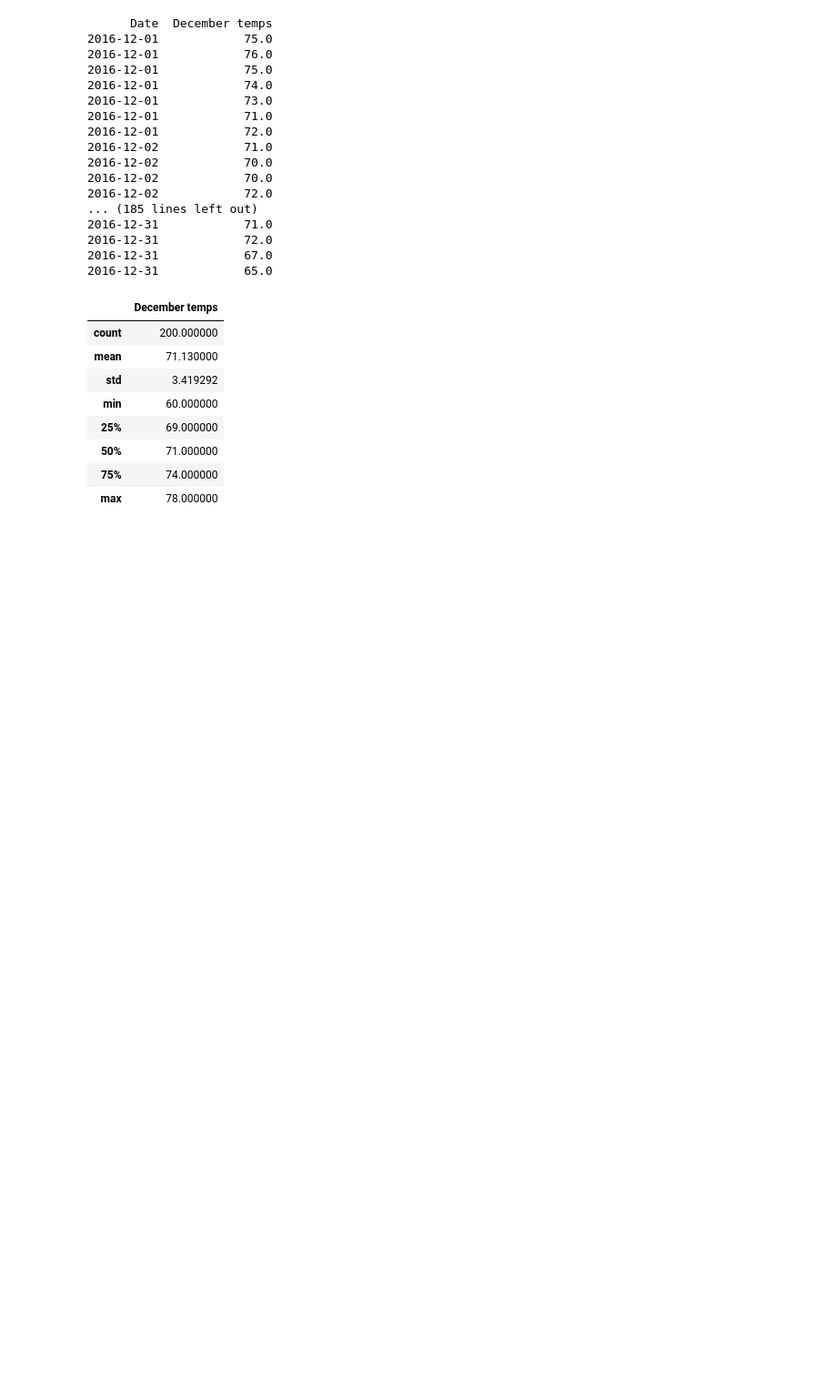
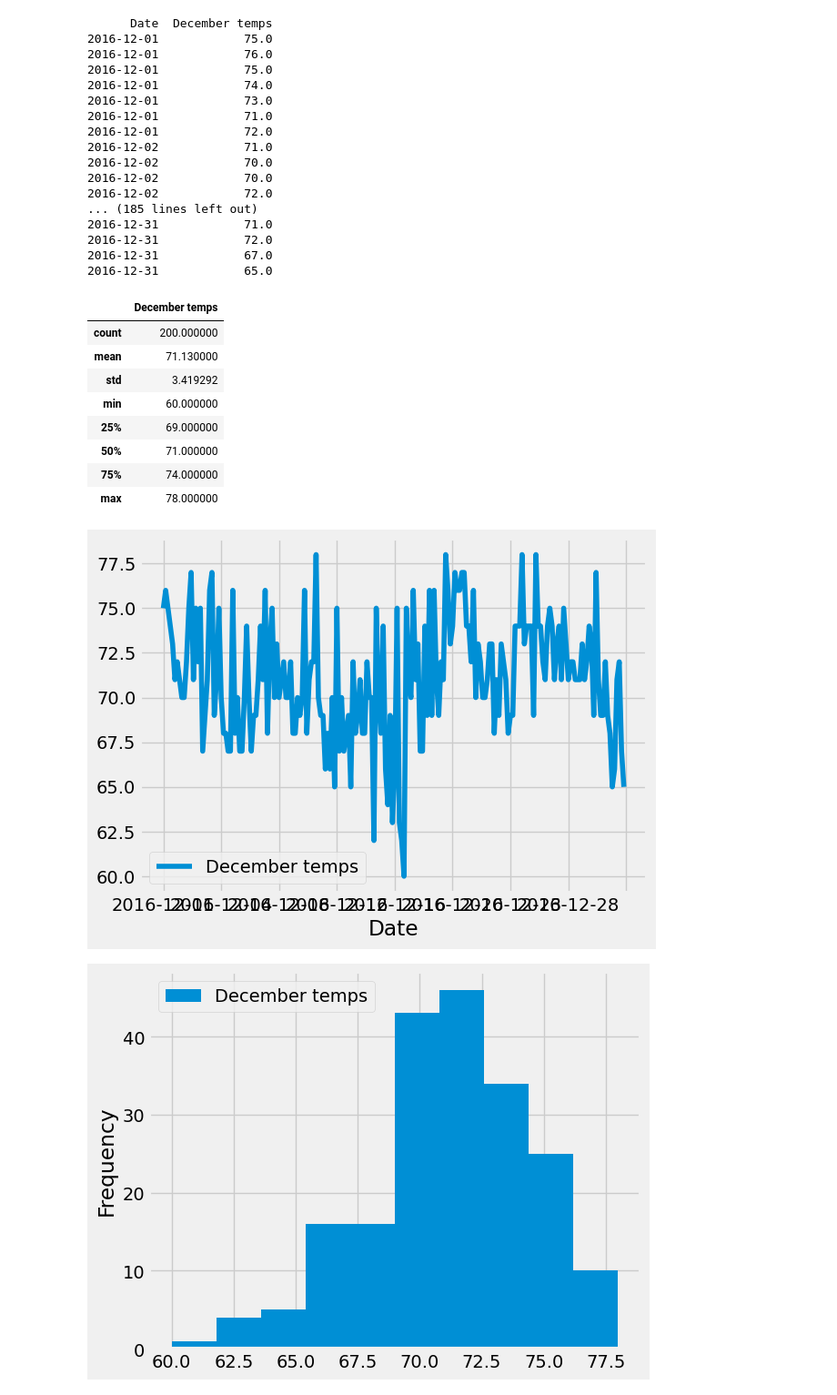
Before and after one commit to MSF2141/surfs_up, a Jupyter notebook: SurfsUp_Challenge.ipynb, the cells around one changed output. Shown: that part at 91% size. Drawn from its saved outputs; the diff is of its cells as text; code cells hidden in the pictures; blank space fills up the shorter version.

```diff
--- a/SurfsUp_Challenge.ipynb
+++ b/SurfsUp_Challenge.ipynb
@@ -194,5 +264,15 @@ december_temps_df.describe()
 | 50% | 71.000000 |
 | 75% | 74.000000 |
 | max | 78.000000 |
+# %%
+# Plot data, line chart and histogram.
+
+december_temps_df.plot()
+
+december_temps_df.plot.hist(bins=10)
+plt.tight_layout()
+# %% [output]
+[figure, added]
+[figure, added]
 # %%
 # 10. Return to your challenge instructions to compare your summary statistics
```
Also changed, not shown: parts of 3 cells of this notebook.
